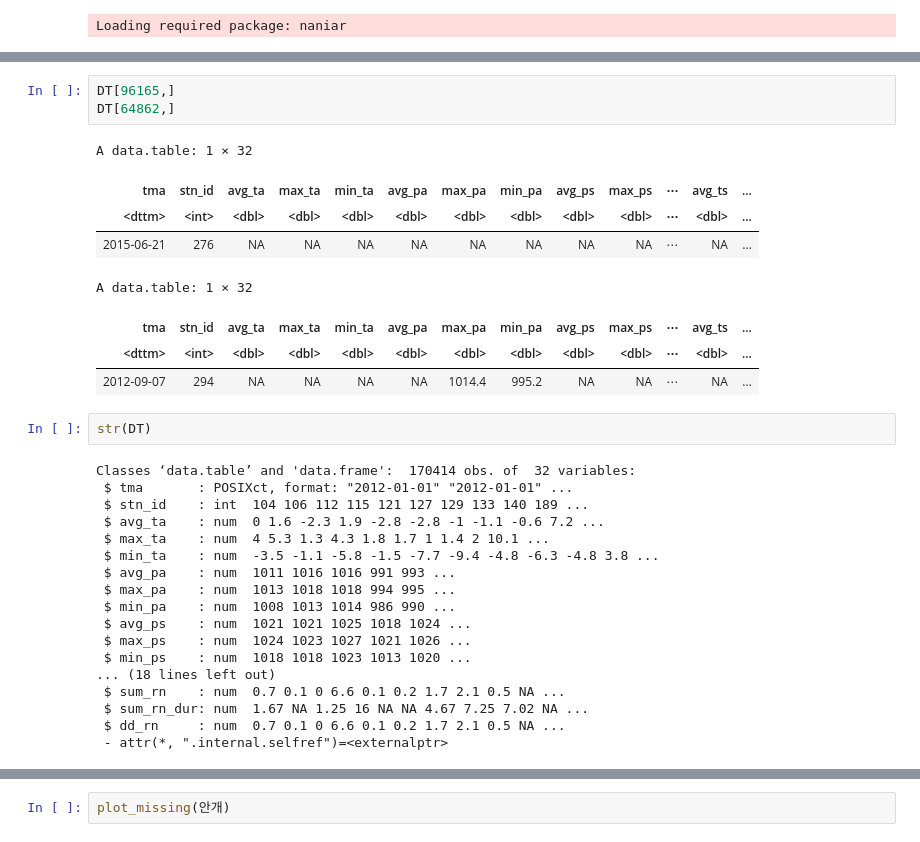
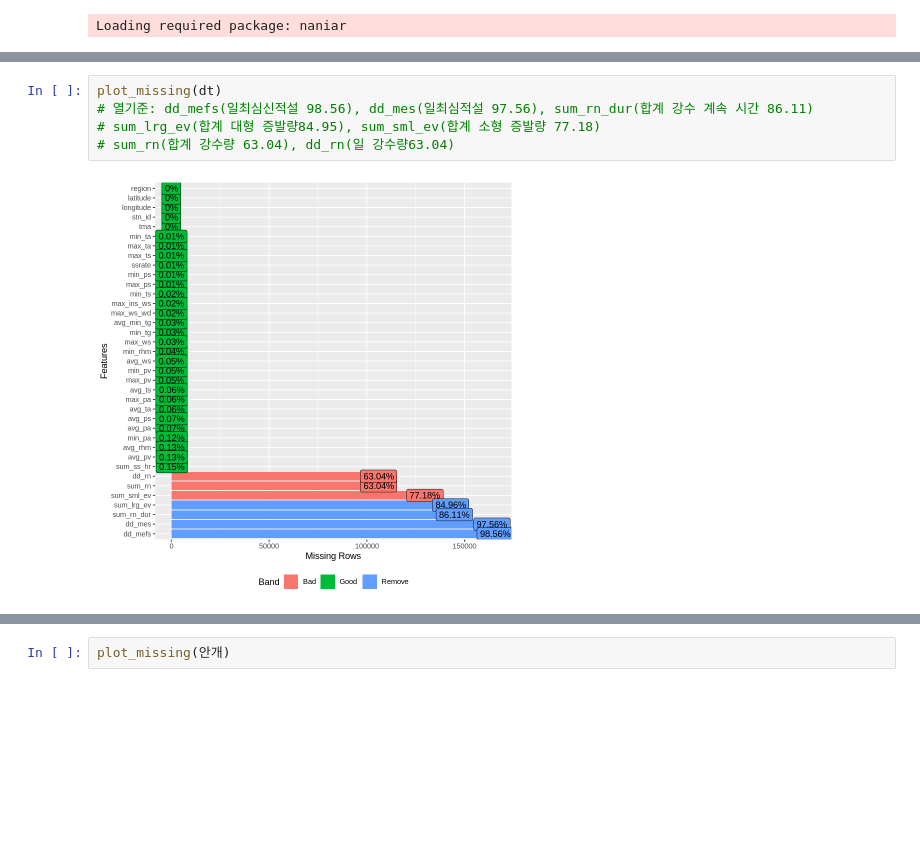
Before and after one commit to min02yam/Prediction-of-Cardiovascular-Disease-Incidence-using-machine-learning, a Jupyter notebook: ASOS데이터.ipynb, the cells around one changed output, grey strips where cells are left out. Drawn from its saved outputs; the diff is of its cells as text; blank space fills up the shorter version.

```diff
--- a/ASOS데이터.ipynb
+++ b/ASOS데이터.ipynb
@@ -720,32 +613,7 @@ A tibble: 32 × 3
-# %%
-DT[96165,]
-DT[64862,]
-# %% [output]
-A data.table: 1 × 32
-| tma | stn_id | avg_ta | max_ta | min_ta | avg_pa | max_pa | min_pa | avg_ps | max_ps | ⋯ | avg_ts | ... |
-| <dttm> | <int> | <dbl> | <dbl> | <dbl> | <dbl> | <dbl> | <dbl> | <dbl> | <dbl> | ⋯ | <dbl> | ... |
-| 2015-06-21 | 276 | NA | NA | NA | NA | NA | NA | NA | NA | ⋯ | NA | ... |
-A data.table: 1 × 32
-| tma | stn_id | avg_ta | max_ta | min_ta | avg_pa | max_pa | min_pa | avg_ps | max_ps | ⋯ | avg_ts | ... |
-| <dttm> | <int> | <dbl> | <dbl> | <dbl> | <dbl> | <dbl> | <dbl> | <dbl> | <dbl> | ⋯ | <dbl> | ... |
-| 2012-09-07 | 294 | NA | NA | NA | NA | 1014.4 | 995.2 | NA | NA | ⋯ | NA | ... |
-# %%
-str(DT)
-# %% [output]
-Classes ‘data.table’ and 'data.frame':  170414 obs. of  32 variables:
- $ tma       : POSIXct, format: "2012-01-01" "2012-01-01" ...
- $ stn_id    : int  104 106 112 115 121 127 129 133 140 189 ...
- $ avg_ta    : num  0 1.6 -2.3 1.9 -2.8 -2.8 -1 -1.1 -0.6 7.2 ...
- $ max_ta    : num  4 5.3 1.3 4.3 1.8 1.7 1 1.4 2 10.1 ...
- $ min_ta    : num  -3.5 -1.1 -5.8 -1.5 -7.7 -9.4 -4.8 -6.3 -4.8 3.8 ...
- $ avg_pa    : num  1011 1016 1016 991 993 ...
- $ max_pa    : num  1013 1018 1018 994 995 ...
- $ min_pa    : num  1008 1013 1014 986 990 ...
- $ avg_ps    : num  1021 1021 1025 1018 1024 ...
- $ max_ps    : num  1024 1023 1027 1021 1026 ...
- $ min_ps    : num  1018 1018 1023 1013 1020 ...
-... (18 lines left out)
- $ sum_rn    : num  0.7 0.1 0 6.6 0.1 0.2 1.7 2.1 0.5 NA ...
- $ sum_rn_dur: num  1.67 NA 1.25 16 NA NA 4.67 7.25 7.02 NA ...
- $ dd_rn     : num  0.7 0.1 0 6.6 0.1 0.2 1.7 2.1 0.5 NA ...
- - attr(*, ".internal.selfref")=<externalptr>
+# %%
+plot_missing(dt)
+# 열기준: dd_mefs(일최심신적설 98.56), dd_mes(일최심적설 97.56), sum_rn_dur(합계 강수 계속 시간 86.11)
+# sum_lrg_ev(합계 대형 증발량84.95), sum_sml_ev(합계 소형 증발량 77.18)
+# sum_rn(합계 강수량 63.04), dd_rn(일 강수량63.04)
+# %% [output]
+[figure, added]
```
Also changed, not shown: parts of 37 cells of this notebook.
